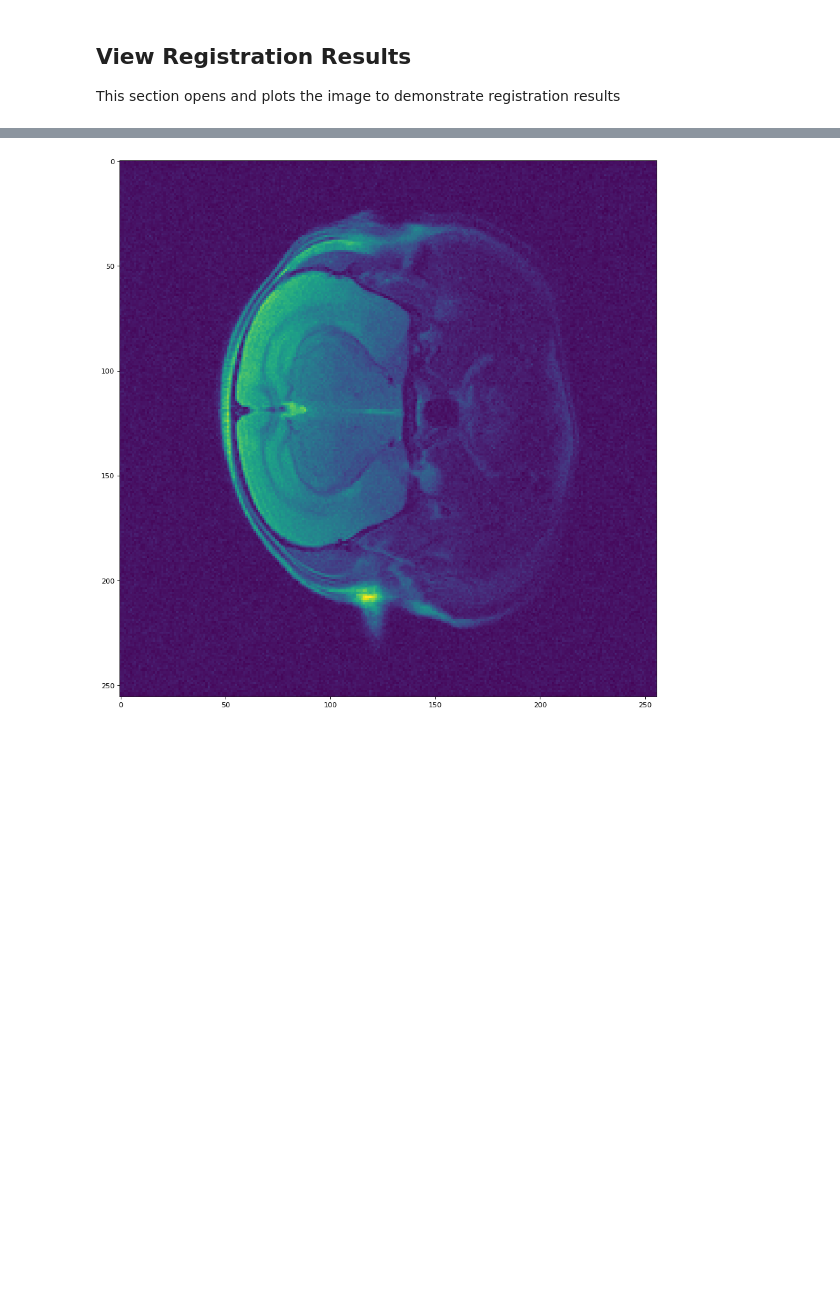
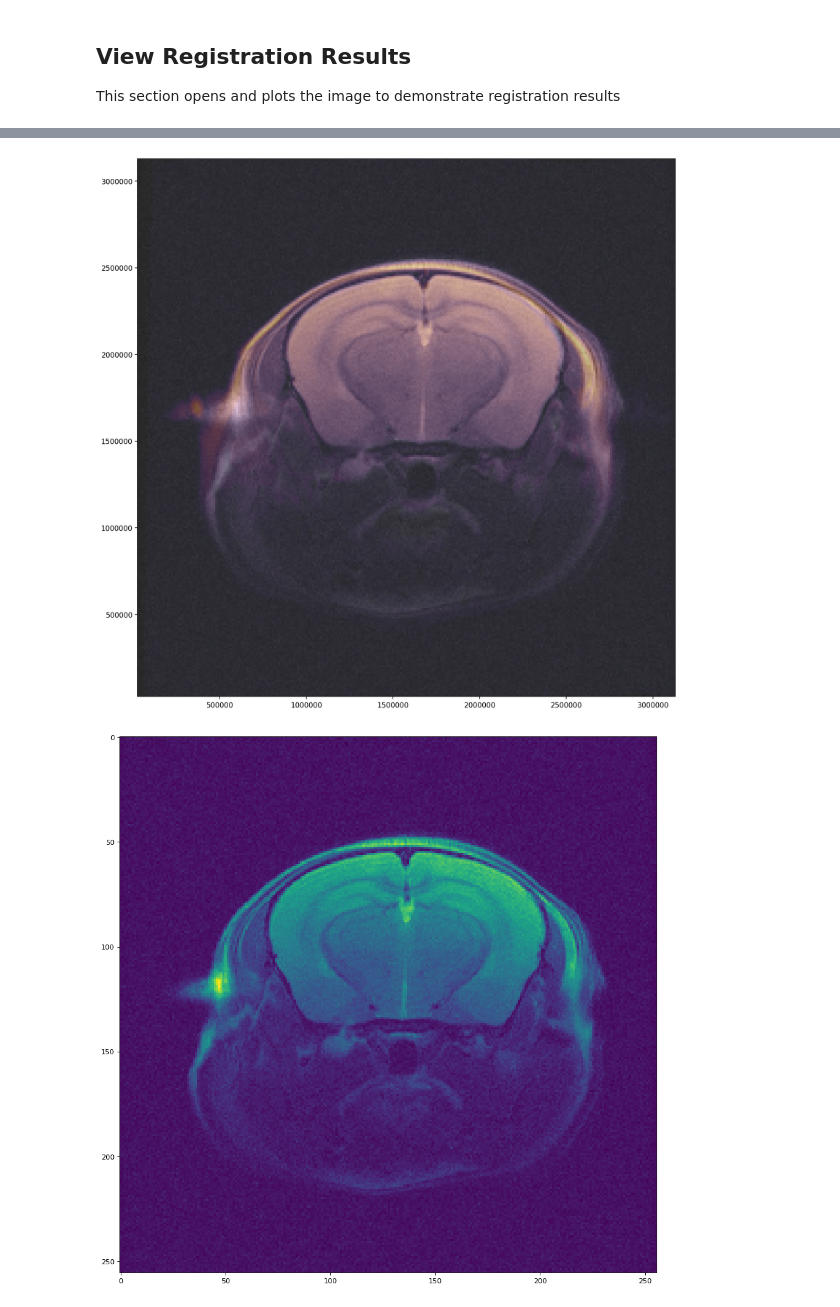
Before and after one commit to m-ama/ARTDock, a Jupyter notebook: Registration_Eval.ipynb, the cells around one changed output, grey strips where cells are left out. Saved outputs shown, nothing was run; the diff lists cells and outputs as text; code cells hidden in the pictures; blank space fills up the shorter version.

Commit message:
Add plot rotation

```diff
--- a/Registration_Eval.ipynb
+++ b/Registration_Eval.ipynb
@@ -103,11 +104,12 @@ Executing command: docker run -t --rm -v /Users/sid/Downloads/Mouse/data:/data a
 This section opens and plots the image to demonstrate registration results
 # %%
 # Load images
-slice = 6 # slice to view
-trgImg = np.array(nib.load(trgPath).dataobj)
-movImg = np.array(nib.load(movPath).dataobj)
-outImg = np.array(nib.load(op.join(outPath, 'art_output.nii')).dataobj)
+slice = 8 # slice to view
+trgImg = np.rot90(np.array(nib.load(trgPath).dataobj), 3, (0,1))
+movImg = np.rot90(np.array(nib.load(movPath).dataobj), 3, (0,1))
+outImg = np.rot90(np.array(nib.load(op.join(outPath, 'art_output.nii')).dataobj), 3, (0,1))
 
+# Create figure
 fig = plt.figure(figsize=(18, 16), dpi= 80, facecolor='w', edgecolor='k')
 a = fig.add_subplot(1, 3, 1)
 imgplot = plt.imshow(trgImg[:,:,slice])
@@ -118,4 +120,5 @@ b.set_title('Moving Image')
 c = fig.add_subplot(1, 3, 3)
 imgplot = plt.imshow(outImg[:,:,slice])
 c.set_title('Registered Image')
+plt.show()
 # %% [output]
@@ -124,9 +126,22 @@ Text(0.5, 1.0, 'Registered Image')
 # %%
+# Plot Overlay
+fig = plt.figure(figsize=(16, 14), dpi= 160, facecolor='w', edgecolor='k')
+extent = np.min(trgImg[:,:,slice]), np.max(trgImg[:,:,slice]), np.min(trgImg[:,:,slice]), np.max(trgImg[:,:,slice])
+im1 = plt.imshow(trgImg[:,:,slice], cmap=plt.cm.gray, alpha=0.8, interpolation='nearest',
+                 extent=extent)
+# extent = np.min(outImg[:,:,slice]), np.max(outImg[:,:,slice]), np.min(outImg[:,:,slice]), np.max(outImg[:,:,slice])
+im2 = plt.imshow(outImg[:,:,slice], cmap=plt.cm.inferno, alpha=0.3, interpolation='bilinear',
+                extent=extent)
+plt.show()
+
+
+
 # Load displacement field
 slice = 6 # slice to view
 wrpImg = np.array(nib.load(op.join(outPath, 'art_output_wrp.nii')).dataobj)
 
 fig = plt.figure(figsize=(16, 14), dpi= 80, facecolor='w', edgecolor='k')
 imgplot = plt.imshow(trgImg[:,:,slice])
 # %% [output]
-[figure, old version]
+[figure, new version]
+[figure, added]
```
Also changed, not shown: parts of 6 cells of this notebook.
